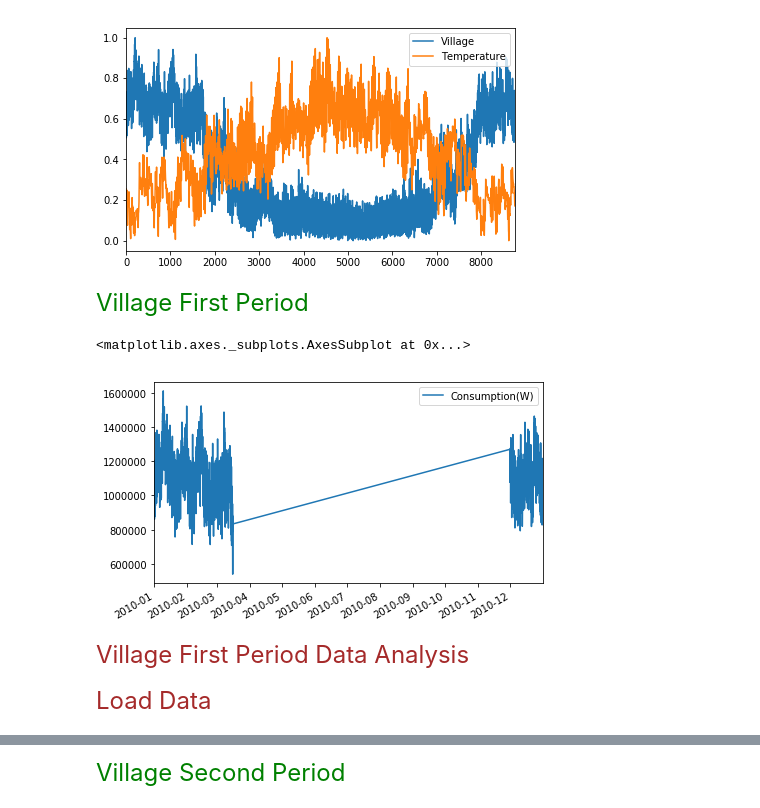
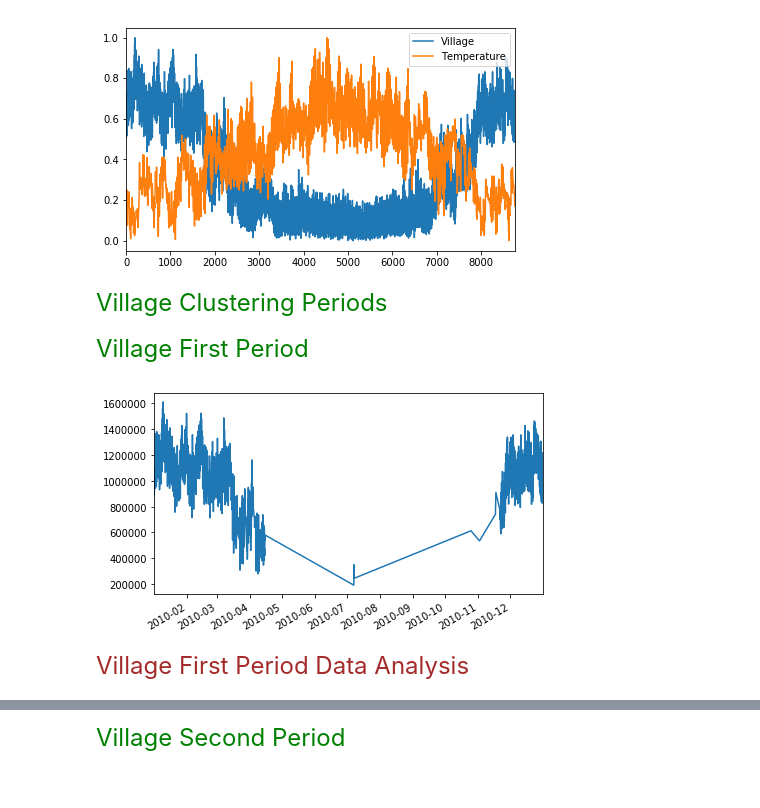
Before and after one commit to maxnavarrollaven/Distributed-Generation-Project, a Jupyter notebook: Study of the mountain village.ipynb, the cells around one changed output, grey strips where cells are left out. Cells and saved outputs as stored; diff of their text form; code cells hidden in the pictures.

```diff
--- a/Study of the mountain village.ipynb
+++ b/Study of the mountain village.ipynb
@@ -352,14 +357,20 @@ village_temperature_normalized.plot()
 # %% [output]
 <matplotlib.axes._subplots.AxesSubplot at 0x...>
 [figure]
+# %% [markdown]
+<font size="5" color='green'>Village Clustering Periods</font>
+# %%
+km_village = KMeans(n_clusters=3, random_state=2)
+km_village.fit(load_village.values)
+cluster_map_village = pd.DataFrame()
+cluster_map_village['Consumption(W)'] = load_village['Consumption(W)'].values
+cluster_map_village['cluster'] = km.labels_
+cluster_map_village.set_index(rng,inplace=True)
 # %% [markdown]
 <font size="5" color='green'>Village First Period</font>
-# %%
-pd.concat([load_village["2010-01-01":"2010-03-15"], load_village["2010-12-01":"2010-12-31"]]).plot()
-# %% [output]
-<matplotlib.axes._subplots.AxesSubplot at 0x...>
-[figure, removed]
+# %%
+cluster_map_village[cluster_map_village.cluster == 0]['Consumption(W)'].plot();
+# %% [output]
+[figure, added]
 # %% [markdown]
 <font size="5" color='brown'>Village First Period Data Analysis</font>
-# %% [markdown]
-<font size="5" color='brown'>Load Data</font>
```
Also changed, not shown: parts of 50 cells of this notebook.
